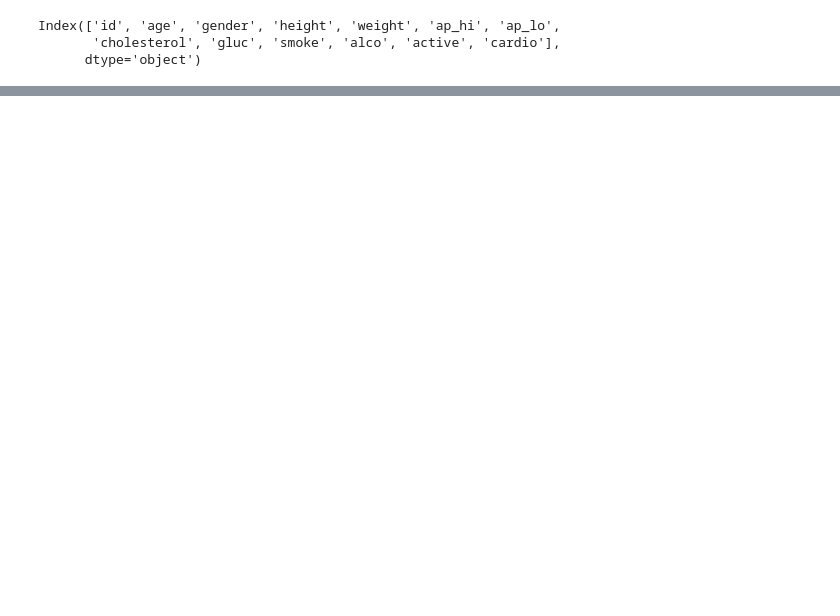
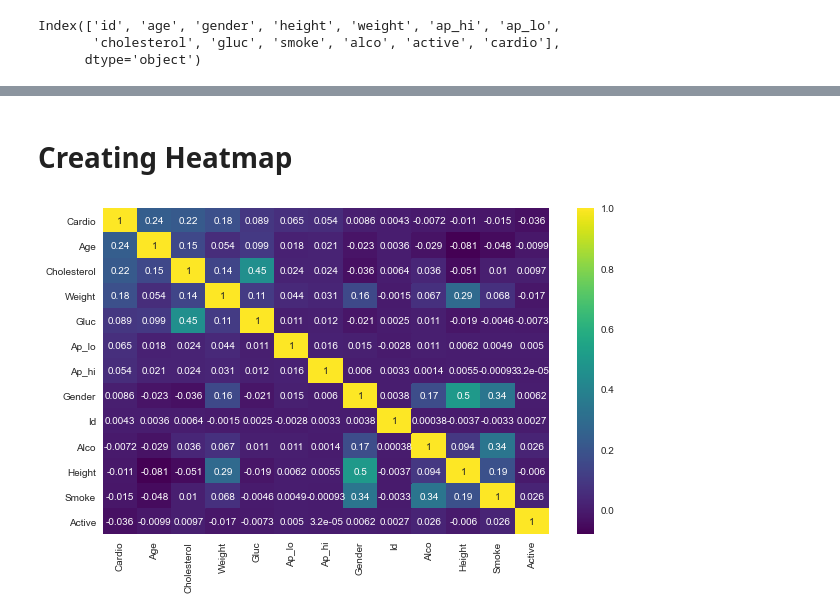
Before and after one commit to Manas2909/Hackathon-Ineuron, a Jupyter notebook: Cardio_project.ipynb, the cells around one changed output, grey strips where cells are left out. Drawn from its saved outputs; the diff is of its cells as text; code cells hidden in the pictures; blank space fills up the shorter version.

```diff
--- a/Cardio_project.ipynb
+++ b/Cardio_project.ipynb
@@ -116,0 +178,3 @@ Index(['id', 'age', 'gender', 'height', 'weight', 'ap_hi', 'ap_lo',
+# %%
+new = [col.capitalize() for col in df.columns]
+df.columns = new
@@ -116,0 +197,3 @@ Index(['id', 'age', 'gender', 'height', 'weight', 'ap_hi', 'ap_lo',
+# %%
+num_cols = list(df._get_numeric_data().columns)
+num_cols
@@ -116,0 +214,12 @@ Index(['id', 'age', 'gender', 'height', 'weight', 'ap_hi', 'ap_lo',
+# %% [markdown]
+# <a id='7'>Creating Heatmap<a/>
+# %%
+k = 15
+target = 'Cardio'
+cols = df[num_cols].corr().nlargest(k , target)[target].index
+cm = df[cols].corr()
+plt.figure(figsize = (10, 6))
+sns.heatmap(cm , annot = True , cmap = 'viridis')
+plt.show()
+# %% [output]
+[figure, added]
```
Also changed, not shown: parts of 48 cells of this notebook, 4 other files.
